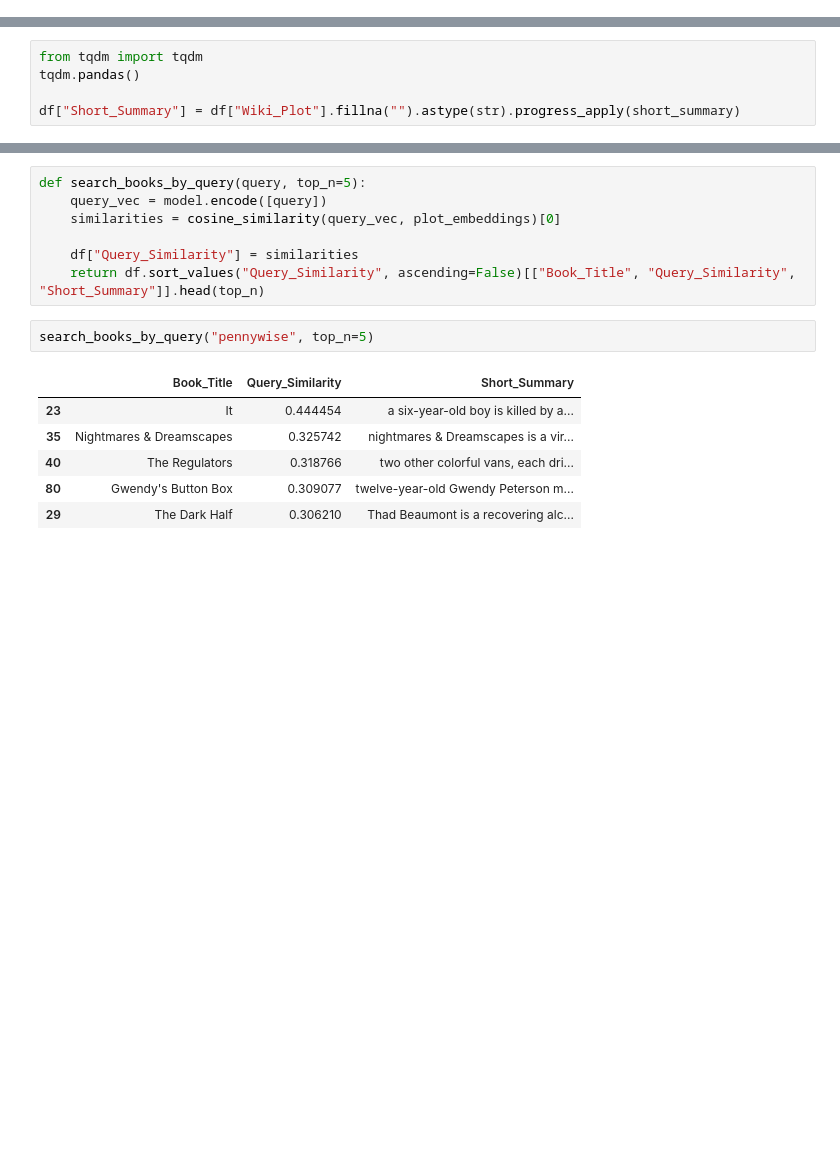
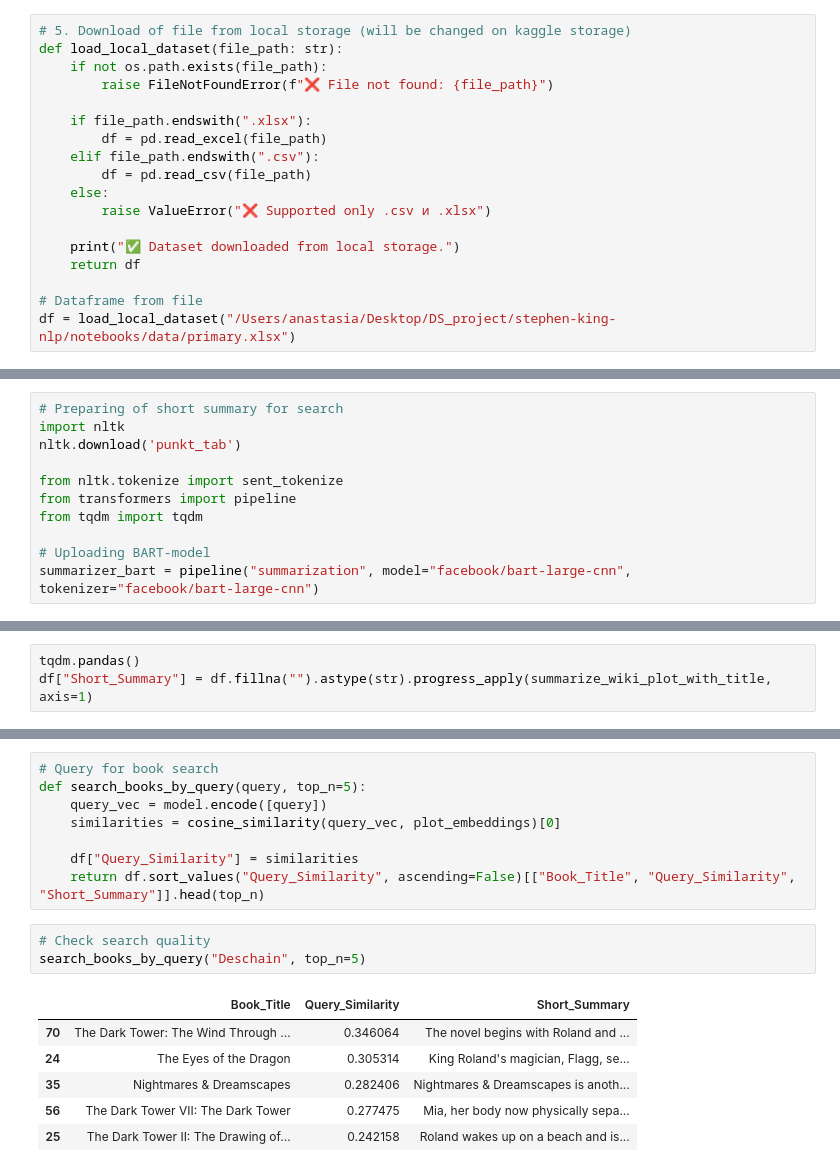
Before and after one commit to ptiicha/Stephen-King-Timeline, a Jupyter notebook: Stephen_King_Timeline.ipynb, the cells around one changed output, grey strips where cells are left out. Drawn from its saved outputs; the diff is of its cells as text; blank space fills up the shorter version.

Commit message:
Add files via upload
Added search

```diff
--- a/Stephen_King_Timeline.ipynb
+++ b/Stephen_King_Timeline.ipynb
@@ -0,0 +49,18 @@
+# %%
+# 5. Download of file from local storage (will be changed on kaggle storage)
+def load_local_dataset(file_path: str):
+    if not os.path.exists(file_path):
+        raise FileNotFoundError(f"❌ File not found: {file_path}")
+
+    if file_path.endswith(".xlsx"):
+        df = pd.read_excel(file_path)
+    elif file_path.endswith(".csv"):
+        df = pd.read_csv(file_path)
+    else:
+        raise ValueError("❌ Supported only .csv и .xlsx")
+
+    print("✅ Dataset downloaded from local storage.")
+    return df
+
+# Dataframe from file
+df = load_local_dataset("/Users/anastasia/Desktop/DS_project/stephen-king-nlp/notebooks/data/primary.xlsx")
@@ -136,5 +106,11 @@ Device set to use cpu
-# %%
-from tqdm import tqdm
-tqdm.pandas()
-
-df["Short_Summary"] = df["Wiki_Plot"].fillna("").astype(str).progress_apply(short_summary)
+# %%
+# Preparing of short summary for search
+import nltk
+nltk.download('punkt_tab')
+
+from nltk.tokenize import sent_tokenize
+from transformers import pipeline
+from tqdm import tqdm
+
+# Uploading BART-model
+summarizer_bart = pipeline("summarization", model="facebook/bart-large-cnn", tokenizer="facebook/bart-large-cnn")
@@ -140,0 +172,3 @@ df["Short_Summary"] = df["Wiki_Plot"].fillna("").astype(str).progress_apply(shor
+# %%
+tqdm.pandas()
+df["Short_Summary"] = df.fillna("").astype(str).progress_apply(summarize_wiki_plot_with_title, axis=1)
@@ -141,4 +189,5 @@ df["Short_Summary"] = df["Wiki_Plot"].fillna("").astype(str).progress_apply(shor
 # %%
+# Query for book search
 def search_books_by_query(query, top_n=5):
     query_vec = model.encode([query])
     similarities = cosine_similarity(query_vec, plot_embeddings)[0]
@@ -146,11 +195,12 @@ def search_books_by_query(query, top_n=5):
     df["Query_Similarity"] = similarities
     return df.sort_values("Query_Similarity", ascending=False)[["Book_Title", "Query_Similarity", "Short_Summary"]].head(top_n)
 # %%
-search_books_by_query("pennywise", top_n=5)
+# Check search quality
+search_books_by_query("Deschain", top_n=5)
 # %% [output]
 |  | Book_Title | Query_Similarity | Short_Summary |
-| 23 | It | 0.444454 | a six-year-old boy is killed by a... |
-| 35 | Nightmares & Dreamscapes | 0.325742 | nightmares & Dreamscapes is a vir... |
-| 40 | The Regulators | 0.318766 | two other colorful vans, each dri... |
-| 80 | Gwendy's Button Box | 0.309077 | twelve-year-old Gwendy Peterson m... |
-| 29 | The Dark Half | 0.306210 | Thad Beaumont is a recovering alc... |
+| 70 | The Dark Tower: The Wind Through ... | 0.346064 | The novel begins with Roland and ... |
+| 24 | The Eyes of the Dragon | 0.305314 | King Roland's magician, Flagg, se... |
+| 35 | Nightmares & Dreamscapes | 0.282406 | Nightmares & Dreamscapes is anoth... |
+| 56 | The Dark Tower VII: The Dark Tower | 0.277475 | Mia, her body now physically sepa... |
+| 25 | The Dark Tower II: The Drawing of... | 0.242158 | Roland wakes up on a beach and is... |
```
Also changed, not shown: parts of 11 cells of this notebook, 1 other file.
